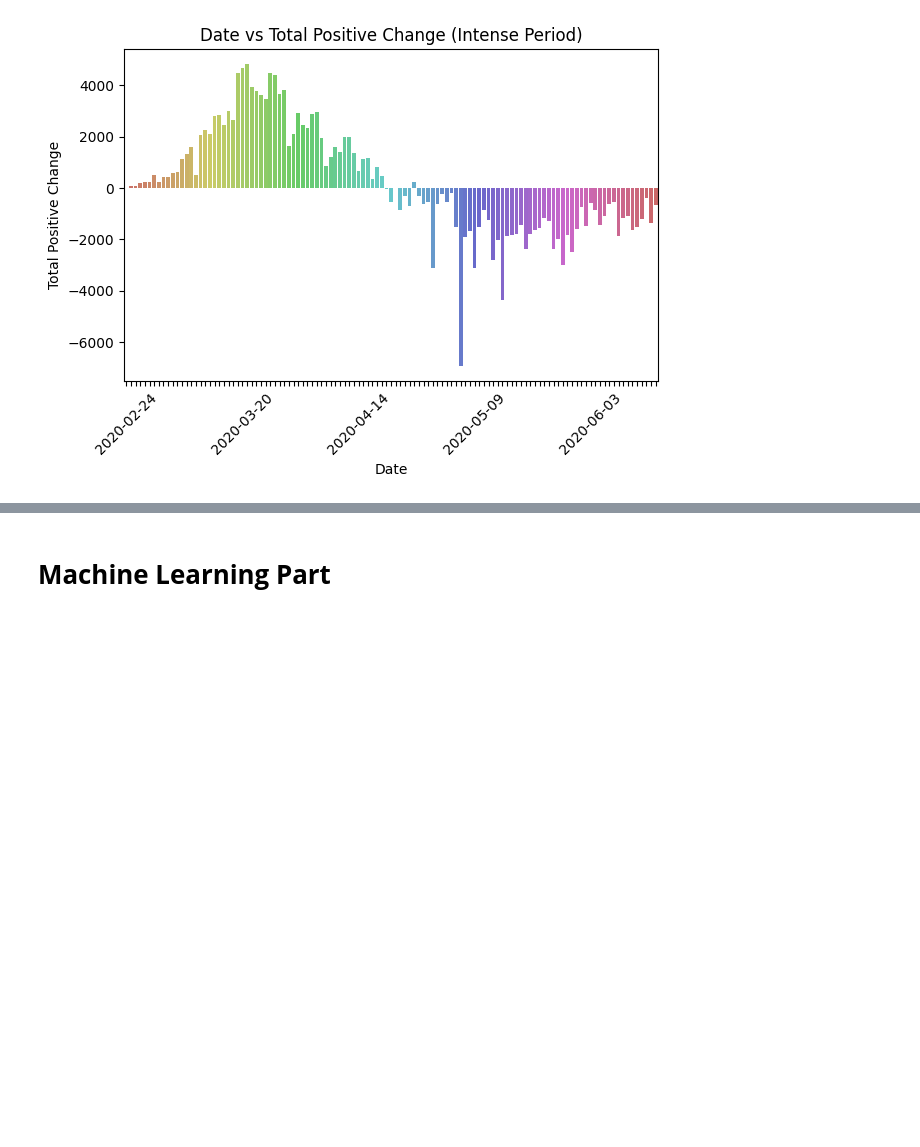
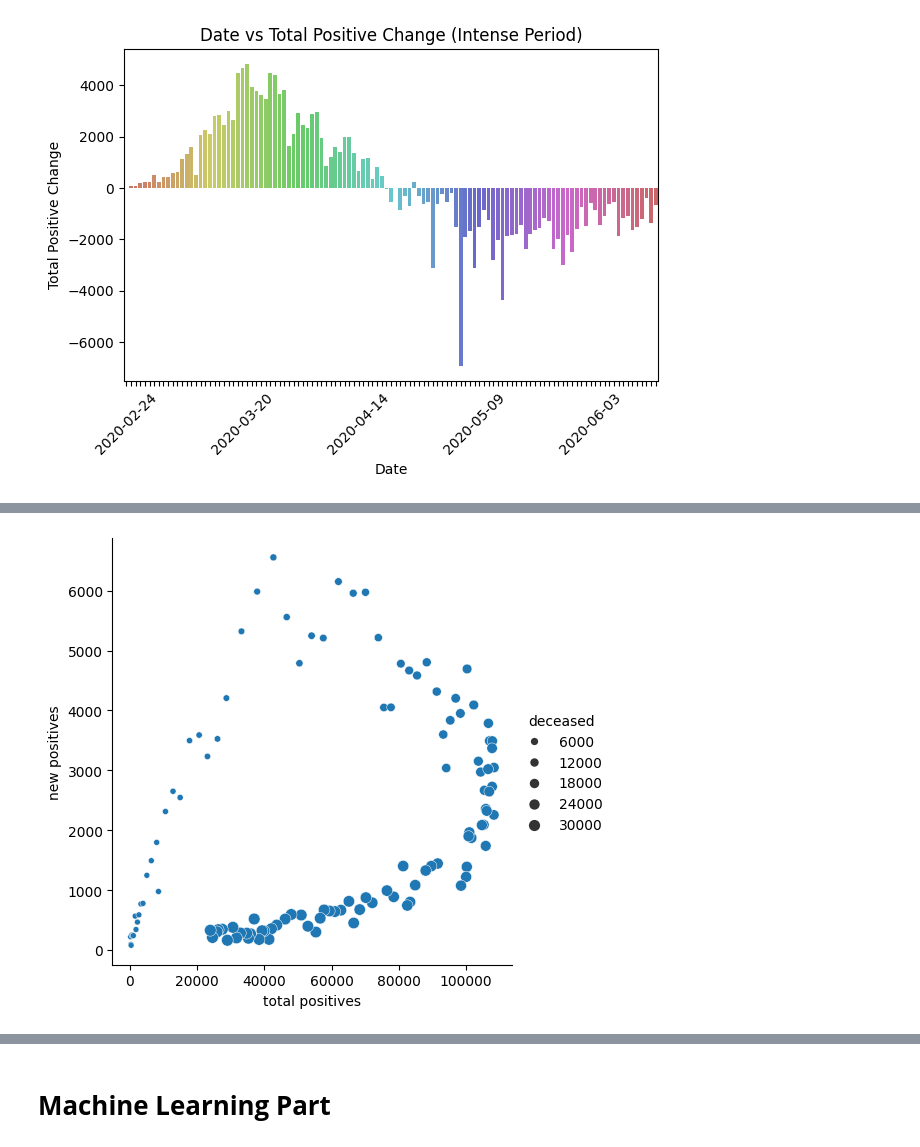
Before and after one commit to neural1977/talks_material, a Jupyter notebook: AI_and_Digital_Health_Code/case_study_1_intensive_care_beds_forecasting.ipynb, the cells around one changed output, grey strips where cells are left out. Cells and saved outputs as stored; diff of their text form; code cells hidden in the pictures; blank space fills up the shorter version.

```diff
--- a/AI_and_Digital_Health_Code/case_study_1_intensive_care_beds_forecasting.ipynb
+++ b/AI_and_Digital_Health_Code/case_study_1_intensive_care_beds_forecasting.ipynb
@@ -456,0 +572,5 @@ plt.show()
+# %%
+sns.relplot(x="total positives", y="new positives", size = "deceased", data = total_positives_df)
+plt.show()
+# %% [output]
+[figure, added]
```
Also changed, not shown: parts of 30 cells of this notebook.
